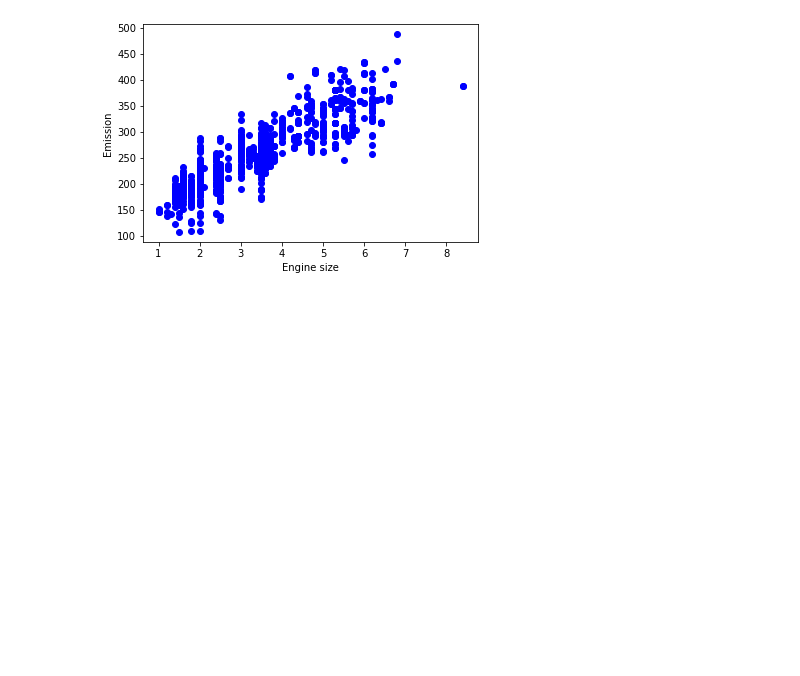
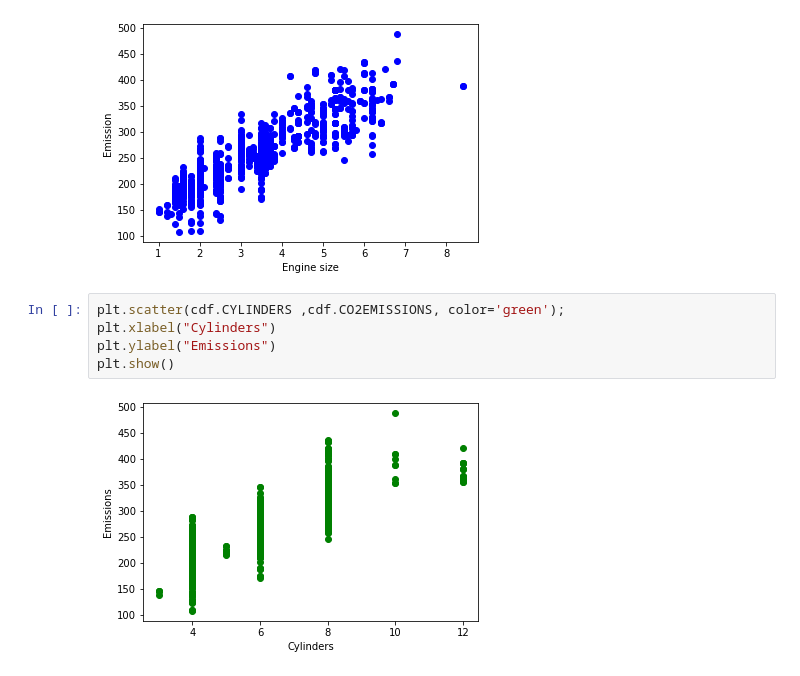
Before and after one commit to muwongelawrence-tech/Fuel-consumption-in-canada, a Jupyter notebook: Fuel consumption in Canada 2.ipynb, the cells around one changed output. Cells and saved outputs as stored; diff of their text form; blank space fills up the shorter version.

```diff
--- a/Fuel consumption in Canada 2.ipynb
+++ b/Fuel consumption in Canada 2.ipynb
@@ -66,3 +66,10 @@ plt.ylabel("Emission")
 plt.show()
 # %% [output]
 [figure]
+# %%
+plt.scatter(cdf.CYLINDERS ,cdf.CO2EMISSIONS, color='green');
+plt.xlabel("Cylinders")
+plt.ylabel("Emissions")
+plt.show()
+# %% [output]
+[figure, added]
```
Also changed, not shown: parts of 6 cells of this notebook.
